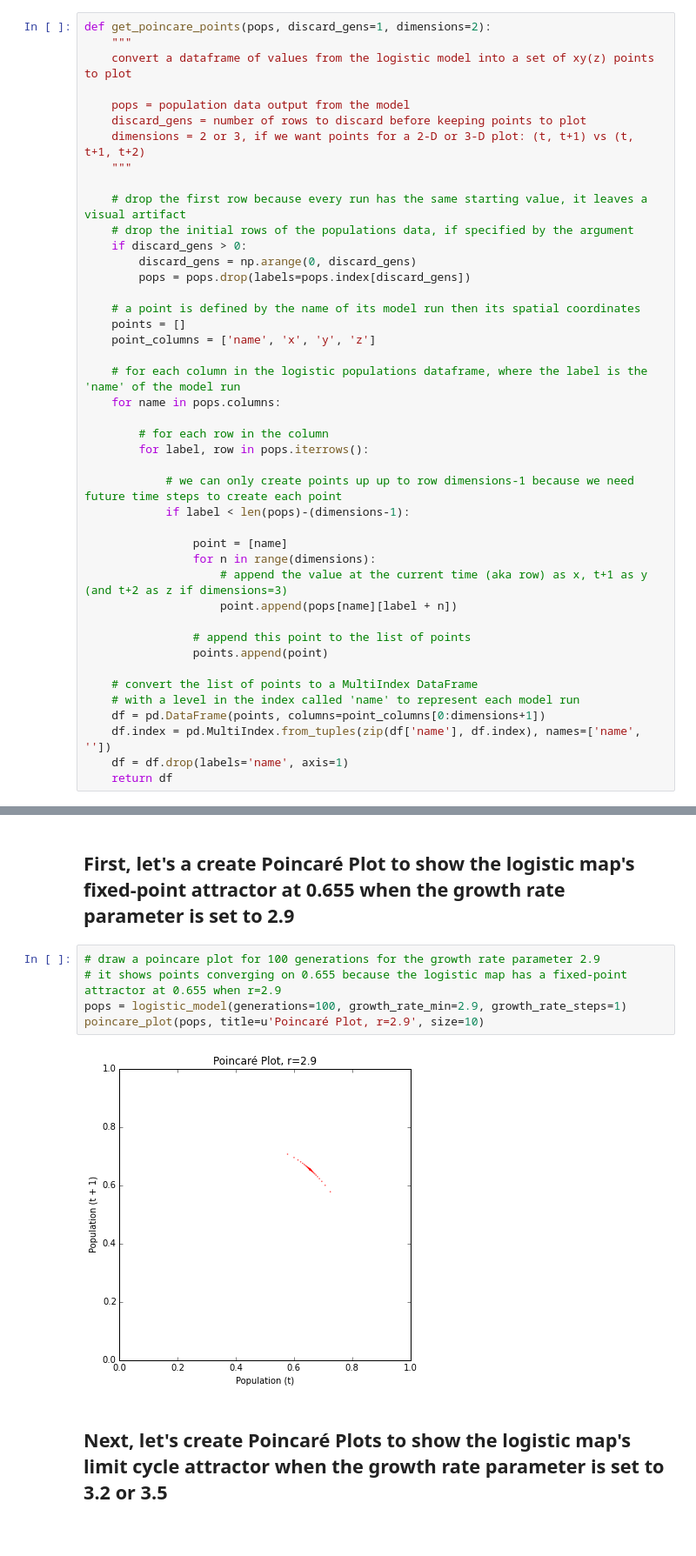
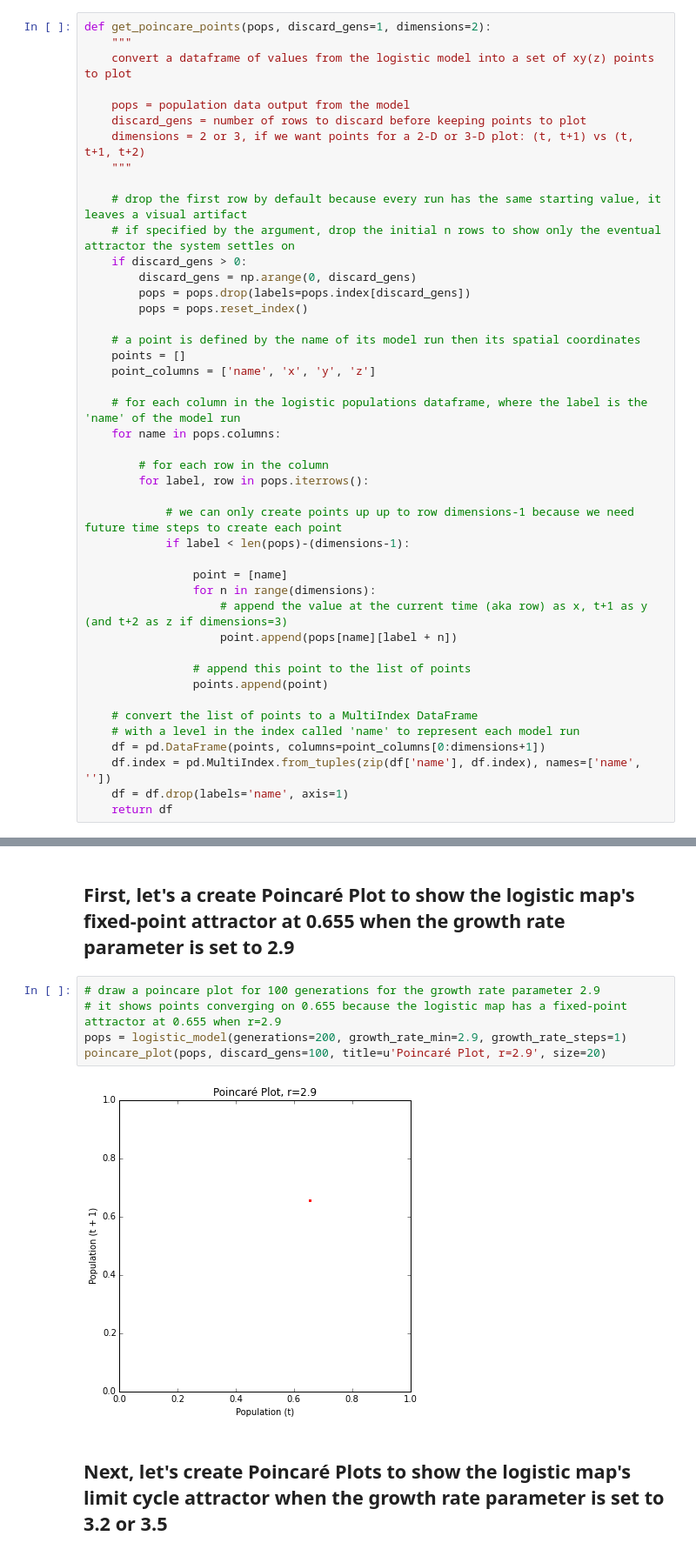
Before and after one commit to aitatanit/chaos-models, a Jupyter notebook: chaos-logistic-poincare-plots.ipynb, the cells around one changed output, grey strips where cells are left out. Shown at 87% size. Saved outputs shown, nothing was run; the diff lists cells and outputs as text.

Commit message:
fixed discard_gens behavior

```diff
--- a/chaos-logistic-poincare-plots.ipynb
+++ b/chaos-logistic-poincare-plots.ipynb
@@ -35,11 +35,12 @@ def get_poincare_points(pops, discard_gens=1, dimensions=2):
     dimensions = 2 or 3, if we want points for a 2-D or 3-D plot: (t, t+1) vs (t, t+1, t+2)
     """
 
-    # drop the first row because every run has the same starting value, it leaves a visual artifact
-    # drop the initial rows of the populations data, if specified by the argument
+    # drop the first row by default because every run has the same starting value, it leaves a visual artifact
+    # if specified by the argument, drop the initial n rows to show only the eventual attractor the system settles on
     if discard_gens > 0:
         discard_gens = np.arange(0, discard_gens)
         pops = pops.drop(labels=pops.index[discard_gens])
+        pops = pops.reset_index()
 
     # a point is defined by the name of its model run then its spatial coordinates
     points = []
@@ -248,10 +249,10 @@ def poincare_plot_3d(pops, discard_gens=1, height=8, width=10,
 # %%
 # draw a poincare plot for 100 generations for the growth rate parameter 2.9
 # it shows points converging on 0.655 because the logistic map has a fixed-point attractor at 0.655 when r=2.9
-pops = logistic_model(generations=100, growth_rate_min=2.9, growth_rate_steps=1)
-poincare_plot(pops, title=u'Poincaré Plot, r=2.9', size=10)
+pops = logistic_model(generations=200, growth_rate_min=2.9, growth_rate_steps=1)
+poincare_plot(pops, discard_gens=100, title=u'Poincaré Plot, r=2.9', size=20)
 # %% [output]
-[figure, old version]
+[figure, new version]
 # %% [markdown]
 ## Next, let's create Poincaré Plots to show the logistic map's limit cycle attractor when the growth rate parameter is set to 3.2 or 3.5
 # %%
```
Also changed, not shown: parts of 9 cells of this notebook.
